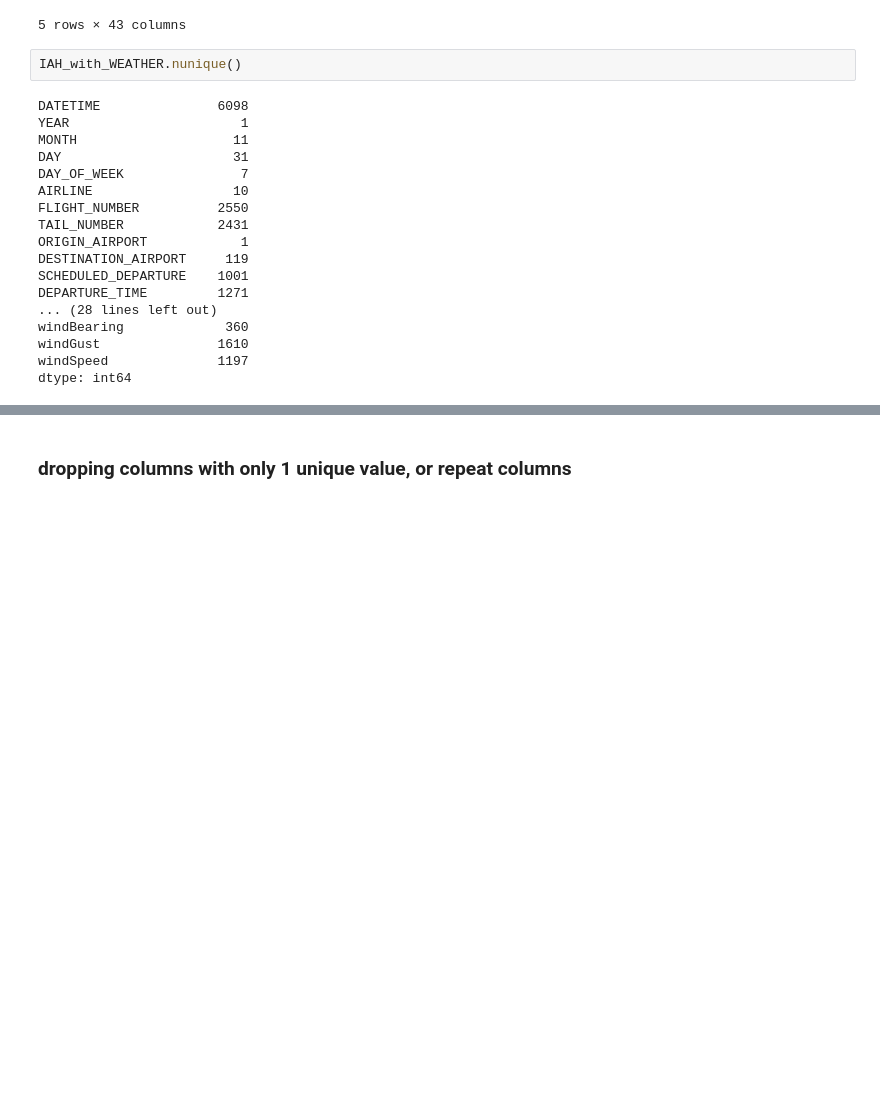
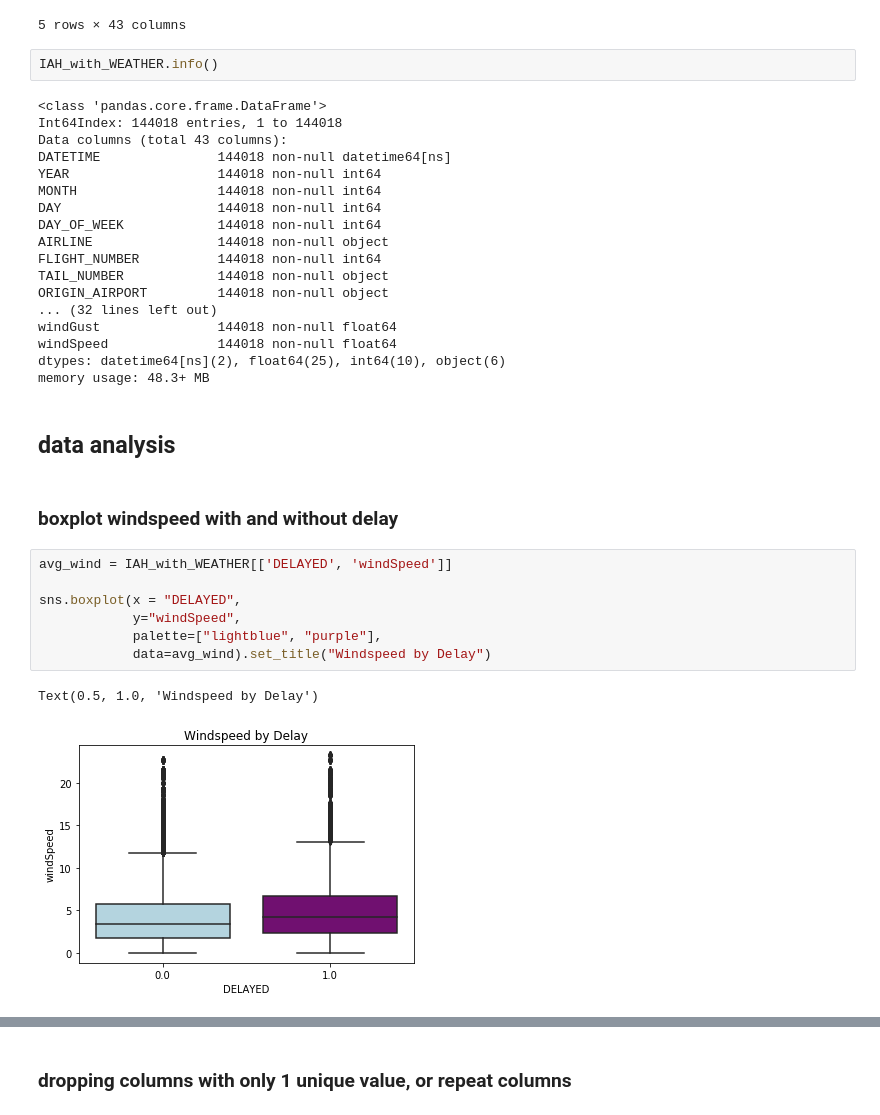
Before and after one commit to stacyshingleton/dsc-mod-3-project-v2-1-online-ds-sp-000, a Jupyter notebook: Module3V2.1FinalProject.ipynb, the cells around one changed output, grey strips where cells are left out. Drawn from its saved outputs; the diff is of its cells as text; blank space fills up the shorter version.

```diff
--- a/Module3V2.1FinalProject.ipynb
+++ b/Module3V2.1FinalProject.ipynb
@@ -201,22 +226,36 @@ IAH_with_WEATHER.head()
 | 5 | 2015-01-01 07:00:00 | 2015 | 1 | 1 | 4 | NK | 193 | N502NK | IAH | ... |
 5 rows × 43 columns
 # %%
-IAH_with_WEATHER.nunique()
+IAH_with_WEATHER.info()
 # %% [output]
-DATETIME               6098
-YEAR                      1
-MONTH                    11
-DAY                      31
-DAY_OF_WEEK               7
-AIRLINE                  10
-FLIGHT_NUMBER          2550
-TAIL_NUMBER            2431
-ORIGIN_AIRPORT            1
-DESTINATION_AIRPORT     119
-SCHEDULED_DEPARTURE    1001
-DEPARTURE_TIME         1271
-... (28 lines left out)
-windBearing             360
-windGust               1610
-windSpeed              1197
-dtype: int64
+<class 'pandas.core.frame.DataFrame'>
+Int64Index: 144018 entries, 1 to 144018
+Data columns (total 43 columns):
+DATETIME               144018 non-null datetime64[ns]
+YEAR                   144018 non-null int64
+MONTH                  144018 non-null int64
+DAY                    144018 non-null int64
+DAY_OF_WEEK            144018 non-null int64
+AIRLINE                144018 non-null object
+FLIGHT_NUMBER          144018 non-null int64
+TAIL_NUMBER            144018 non-null object
+ORIGIN_AIRPORT         144018 non-null object
+... (32 lines left out)
+windGust               144018 non-null float64
+windSpeed              144018 non-null float64
+dtypes: datetime64[ns](2), float64(25), int64(10), object(6)
+memory usage: 48.3+ MB
+# %% [markdown]
+## data analysis
+# %% [markdown]
+### boxplot windspeed with and without delay
+# %%
+avg_wind = IAH_with_WEATHER[['DELAYED', 'windSpeed']]
+
+sns.boxplot(x = "DELAYED",
+            y="windSpeed",
+            palette=["lightblue", "purple"],
+            data=avg_wind).set_title("Windspeed by Delay")
+# %% [output]
+Text(0.5, 1.0, 'Windspeed by Delay')
+[figure, added]
```
Also changed, not shown: parts of 24 cells of this notebook, 1 other file.
